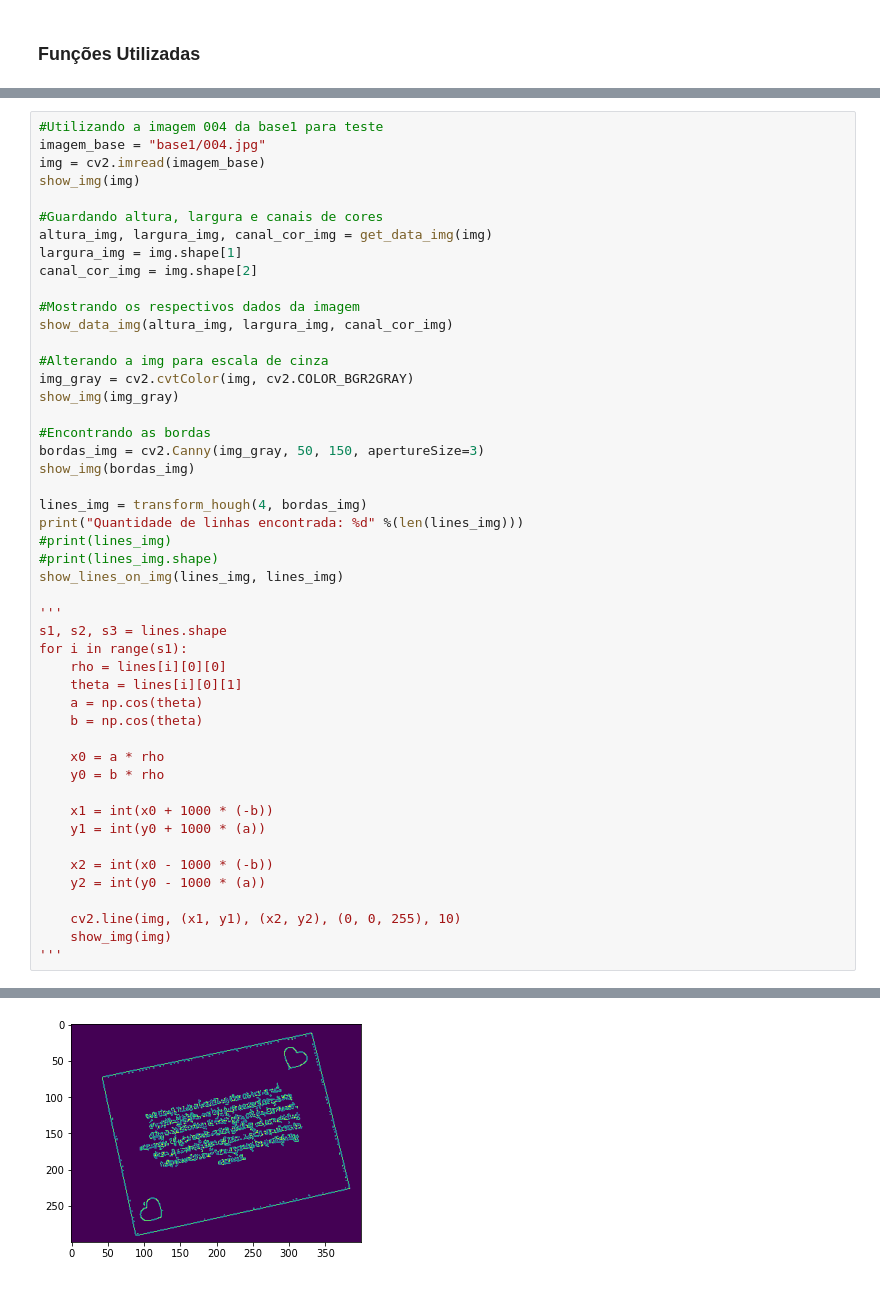
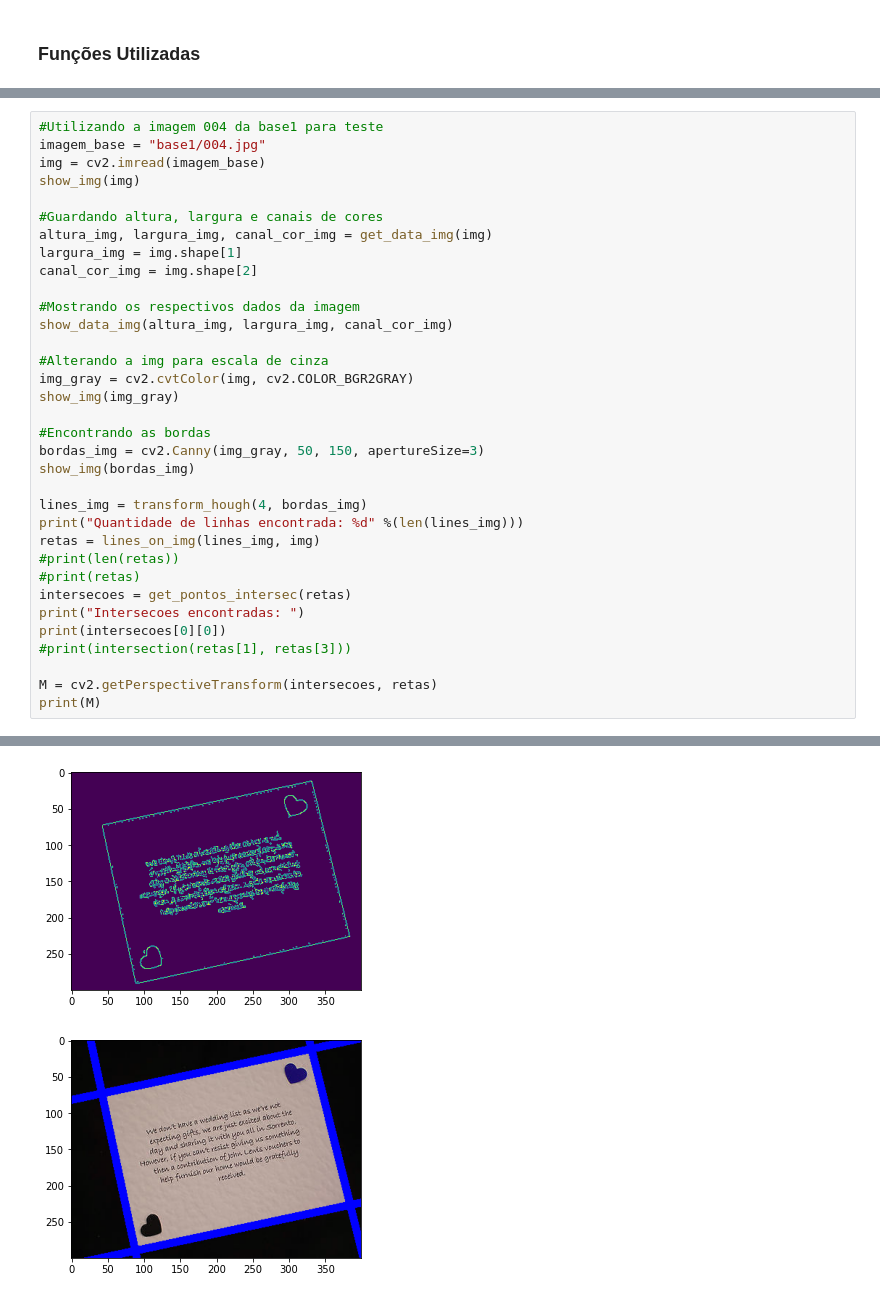
Before and after one commit to GodKelvin/PDI_Correcao_Folha, a Jupyter notebook: Untitled.ipynb, the cells around one changed output, grey strips where cells are left out. Drawn from its saved outputs; the diff is of its cells as text.

```diff
--- a/Untitled.ipynb
+++ b/Untitled.ipynb
@@ -91,30 +128,16 @@ show_img(bordas_img)
 
 lines_img = transform_hough(4, bordas_img)
 print("Quantidade de linhas encontrada: %d" %(len(lines_img)))
-#print(lines_img)
-#print(lines_img.shape)
-show_lines_on_img(lines_img, lines_img)
+retas = lines_on_img(lines_img, img)
+#print(len(retas))
+#print(retas)
+intersecoes = get_pontos_intersec(retas)
+print("Intersecoes encontradas: ")
+print(intersecoes[0][0])
+#print(intersection(retas[1], retas[3]))
 
-'''
-s1, s2, s3 = lines.shape
-for i in range(s1):
-    rho = lines[i][0][0]
-    theta = lines[i][0][1]
-    a = np.cos(theta)
-    b = np.cos(theta)
-
-    x0 = a * rho
-    y0 = b * rho
-
-    x1 = int(x0 + 1000 * (-b))
-    y1 = int(y0 + 1000 * (a))
-
-    x2 = int(x0 - 1000 * (-b))
-    y2 = int(y0 - 1000 * (a))
-
-    cv2.line(img, (x1, y1), (x2, y2), (0, 0, 255), 10)
-    show_img(img)
-'''
+M = cv2.getPerspectiveTransform(intersecoes, retas)
+print(M)
 # %% [output]
 Altura: 300.00
 Largura: 400.00
@@ -131,3 +152,4 @@ Quantidade de linhas encontrada: 4
 [figure]
 [figure]
 [figure]
+[figure, added]
```
Also changed, not shown: parts of 2 cells of this notebook.
